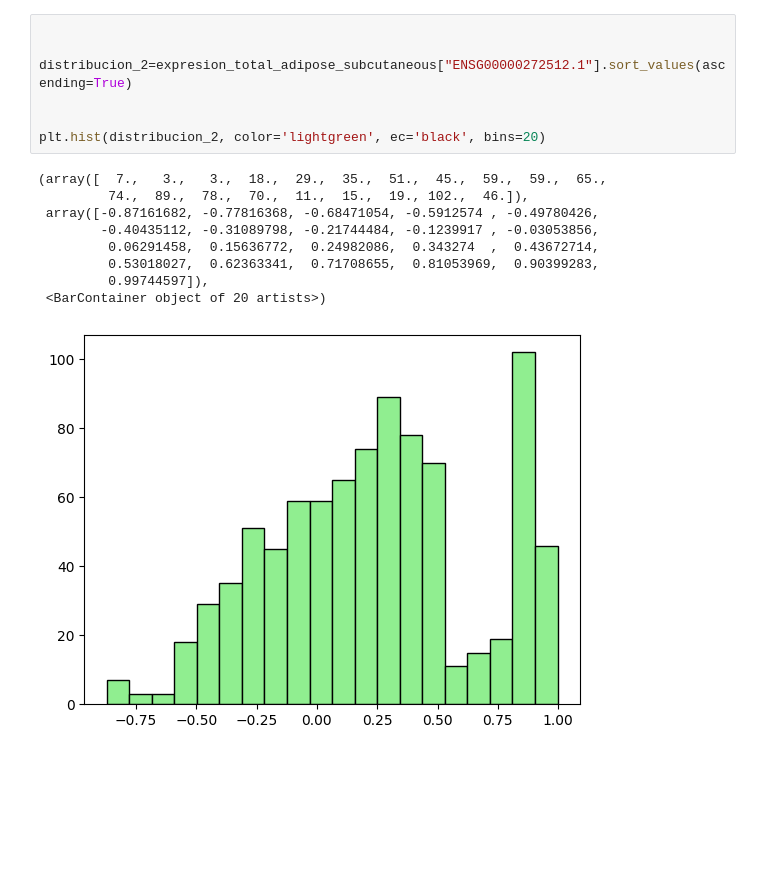
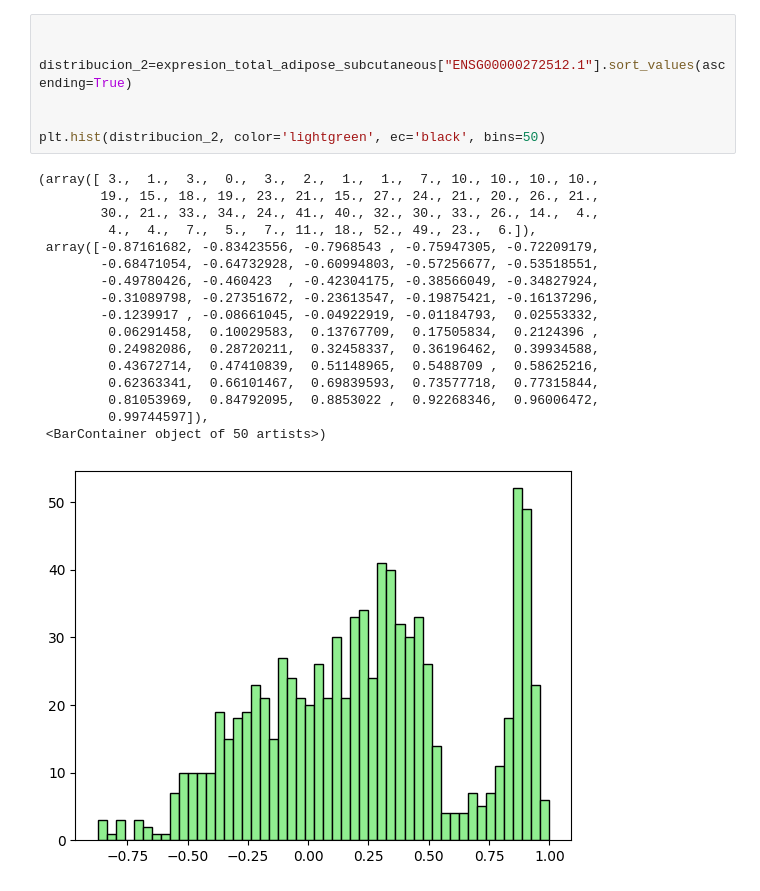
Before and after one commit to miguelgiralv/TFM, a Jupyter notebook: reports/distribucion_expresion_mashr.ipynb, the cells around one changed output. Saved outputs shown, nothing was run; the diff lists cells and outputs as text; blank space fills up the shorter version.

```diff
--- a/reports/distribucion_expresion_mashr.ipynb
+++ b/reports/distribucion_expresion_mashr.ipynb
@@ -28,20 +34,28 @@ Name: ENSG00000188290.10, Length: 878, dtype: float64
 # %%
 
 
 distribucion_2=expresion_total_adipose_subcutaneous["ENSG00000272512.1"].sort_values(ascending=True)
 
 
-plt.hist(distribucion_2, color='lightgreen', ec='black', bins=20)
+plt.hist(distribucion_2, color='lightgreen', ec='black', bins=50)
 # %% [output]
-(array([  7.,   3.,   3.,  18.,  29.,  35.,  51.,  45.,  59.,  59.,  65.,
-         74.,  89.,  78.,  70.,  11.,  15.,  19., 102.,  46.]),
- array([-0.87161682, -0.77816368, -0.68471054, -0.5912574 , -0.49780426,
-        -0.40435112, -0.31089798, -0.21744484, -0.1239917 , -0.03053856,
-         0.06291458,  0.15636772,  0.24982086,  0.343274  ,  0.43672714,
-         0.53018027,  0.62363341,  0.71708655,  0.81053969,  0.90399283,
+(array([ 3.,  1.,  3.,  0.,  3.,  2.,  1.,  1.,  7., 10., 10., 10., 10.,
+        19., 15., 18., 19., 23., 21., 15., 27., 24., 21., 20., 26., 21.,
+        30., 21., 33., 34., 24., 41., 40., 32., 30., 33., 26., 14.,  4.,
+         4.,  4.,  7.,  5.,  7., 11., 18., 52., 49., 23.,  6.]),
+ array([-0.87161682, -0.83423556, -0.7968543 , -0.75947305, -0.72209179,
+        -0.68471054, -0.64732928, -0.60994803, -0.57256677, -0.53518551,
+        -0.49780426, -0.460423  , -0.42304175, -0.38566049, -0.34827924,
+        -0.31089798, -0.27351672, -0.23613547, -0.19875421, -0.16137296,
+        -0.1239917 , -0.08661045, -0.04922919, -0.01184793,  0.02553332,
+         0.06291458,  0.10029583,  0.13767709,  0.17505834,  0.2124396 ,
+         0.24982086,  0.28720211,  0.32458337,  0.36196462,  0.39934588,
+         0.43672714,  0.47410839,  0.51148965,  0.5488709 ,  0.58625216,
+         0.62363341,  0.66101467,  0.69839593,  0.73577718,  0.77315844,
+         0.81053969,  0.84792095,  0.8853022 ,  0.92268346,  0.96006472,
          0.99744597]),
- <BarContainer object of 20 artists>)
+ <BarContainer object of 50 artists>)
-[figure, old version]
+[figure, new version]
 # %%
 distribucion_3=expresion_total_adipose_subcutaneous["ENSG00000131591.17"].sort_values(ascending=True)
 
```
Also changed, not shown: parts of 2 cells of this notebook.
